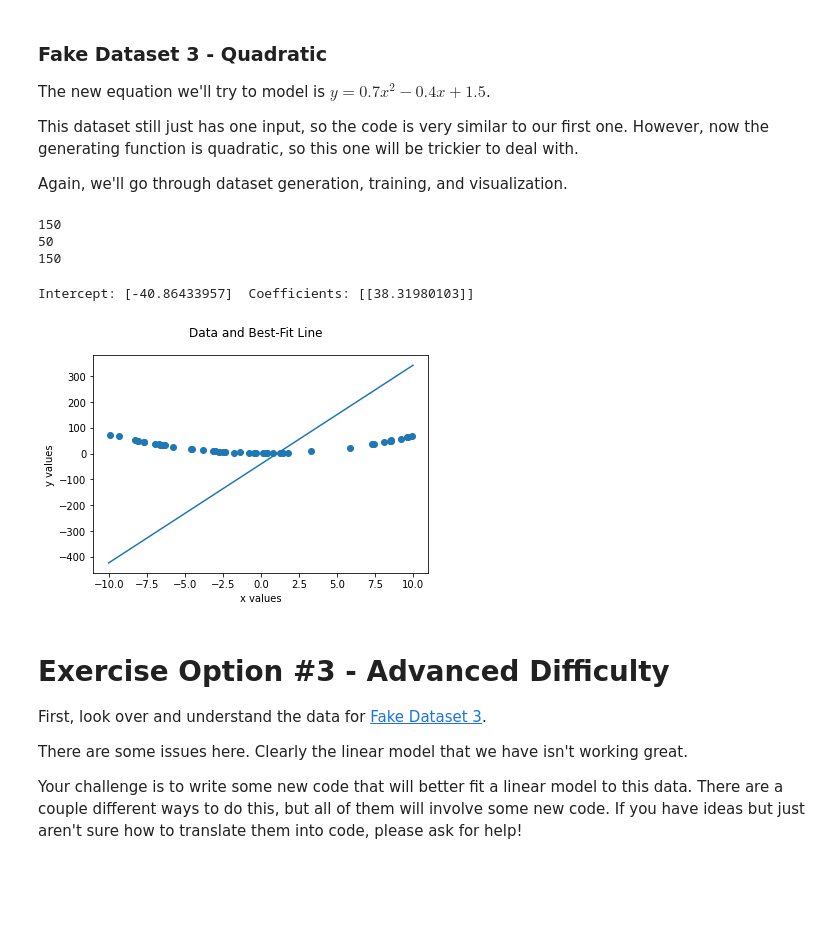
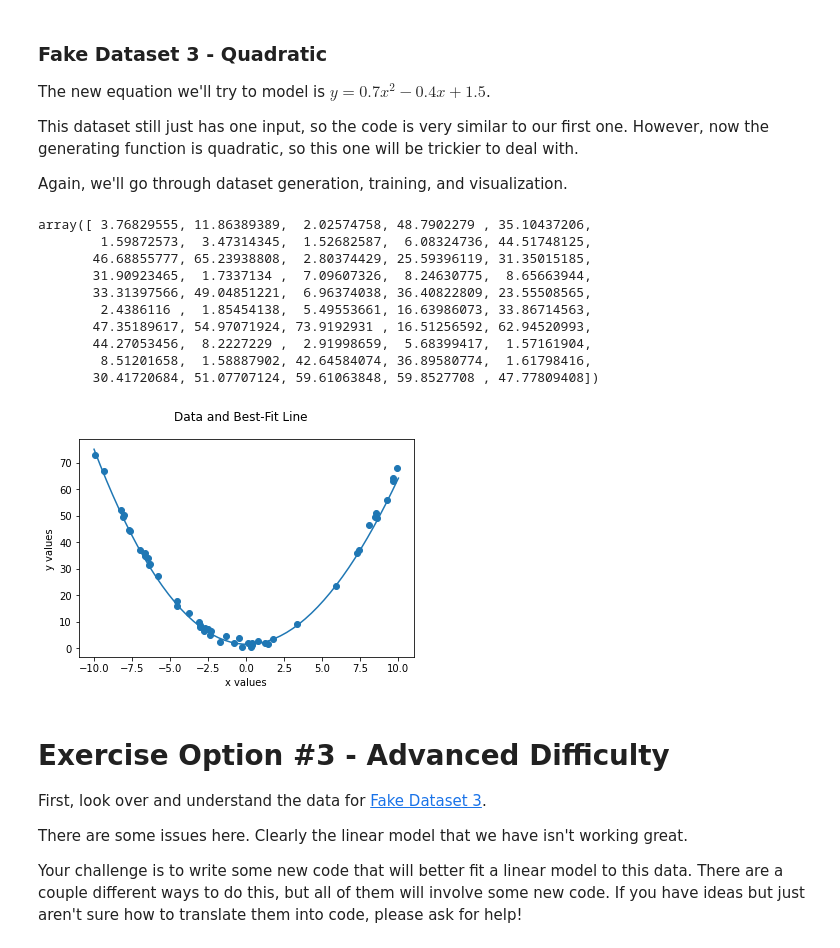
Before and after one commit to TheEnquirer/ml301, a Jupyter notebook: LinearRegression.ipynb, the cells around one changed output. Cells and saved outputs as stored; diff of their text form; code cells hidden in the pictures; blank space fills up the shorter version.

Commit message:
sv_poly graph working, print_best_fit not

```diff
--- a/LinearRegression.ipynb
+++ b/LinearRegression.ipynb
@@ -464,16 +464,16 @@ yq = data_quadratic['y'].values.reshape(-1, 1)
 
 # Let's try use scikit-learn's linear regression model and fit to our data
 
-p = PolynomialFeatures(degree=2)
-
-xqp = p.fit_transform(xq).reshape(-1, 1)
-yqp = p.fit_transform(yq).reshape(-1, 1)
-
-# print(yq)
-print(len(xqp))
-print(len(xq))
-print(len(yqp))
+svr_poly = SVR(kernel='poly', C=100, gamma='auto', degree=3, epsilon=.1, coef0=1)
+svr_poly.fit(xq, numpy.ravel(yq)).predict(xq)
 # %% [output]
-150
-50
-150
+array([ 3.76829555, 11.86389389,  2.02574758, 48.7902279 , 35.10437206,
+        1.59872573,  3.47314345,  1.52682587,  6.08324736, 44.51748125,
+       46.68855777, 65.23938808,  2.80374429, 25.59396119, 31.35015185,
+       31.90923465,  1.7337134 ,  7.09607326,  8.24630775,  8.65663944,
+       33.31397566, 49.04851221,  6.96374038, 36.40822809, 23.55508565,
+        2.4386116 ,  1.85454138,  5.49553661, 16.63986073, 33.86714563,
+       47.35189617, 54.97071924, 73.9192931 , 16.51256592, 62.94520993,
+       44.27053456,  8.2227229 ,  2.91998659,  5.68399417,  1.57161904,
+        8.51201658,  1.58887902, 42.64584074, 36.89580774,  1.61798416,
+       30.41720684, 51.07707124, 59.61063848, 59.8527708 , 47.77809408])
@@ -480,14 +485,9 @@ print(len(yqp))
 # %%
-lm = linear_model.LinearRegression()
-
-lm.fit(xqp, yqp)
-
 # show results
-print_model_fit(lm)
-plot_best_fit_line(lm, xq, yq)
+# print_model_fit(svr_poly)
+plot_best_fit_line(svr_poly, xq, yq)
 # %% [output]
-Intercept: [-40.86433957]  Coefficients: [[38.31980103]]
-[figure, old version]
+[figure, new version]
 # %% [markdown]
 # Exercise Option #3 - Advanced Difficulty
 
```
Also changed, not shown: parts of 1 cell of this notebook.
